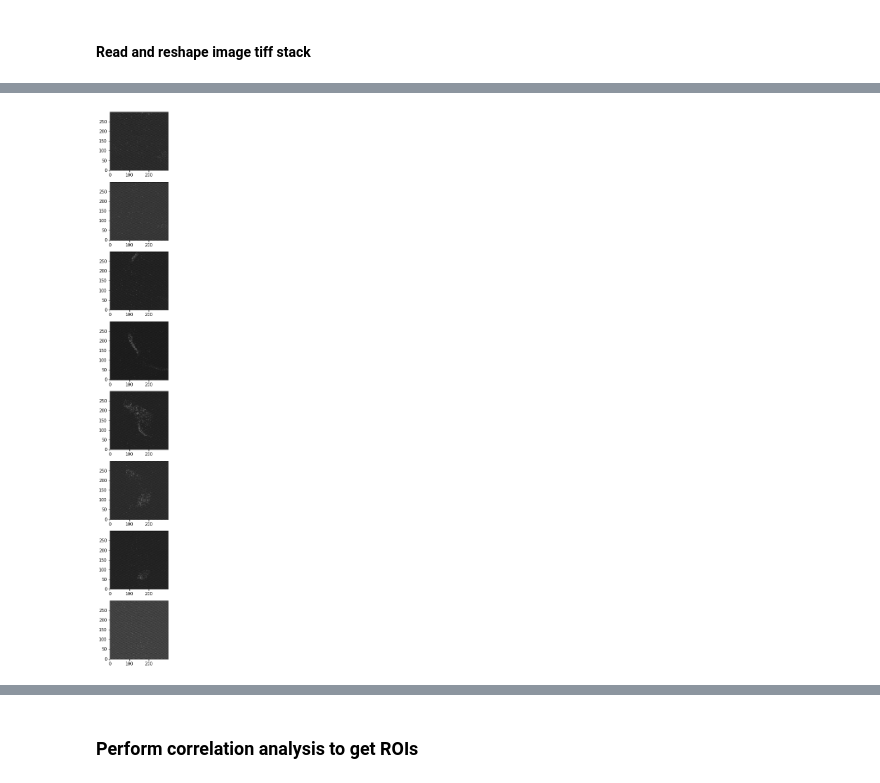
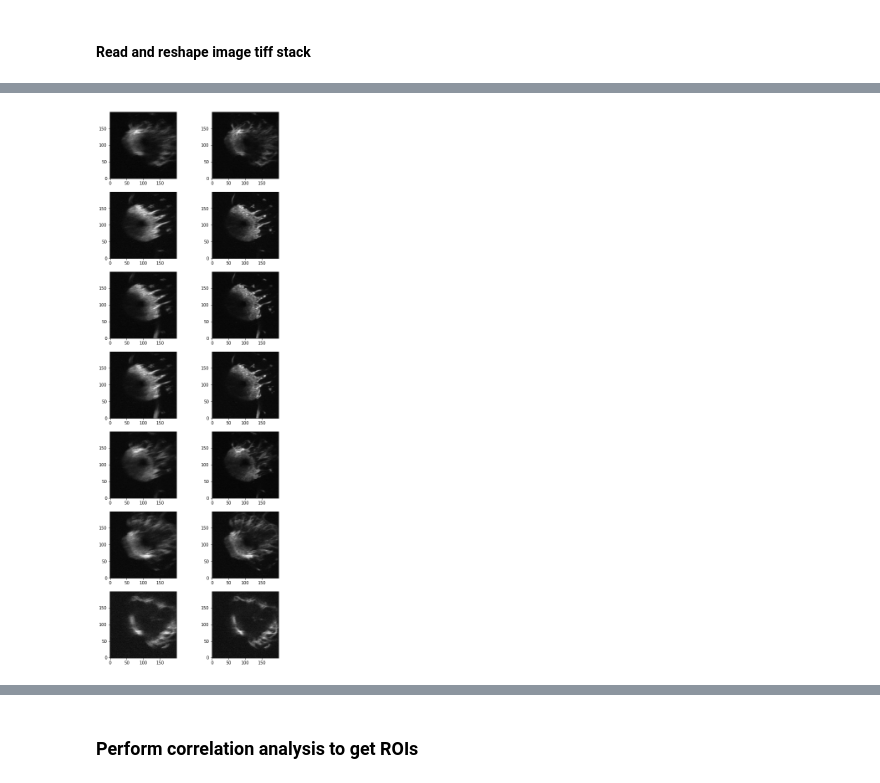
Before and after one commit to hjmh/fly2p, a Jupyter notebook: fly2p/scripts/preprocessImagingData.ipynb, the cells around one changed output, grey strips where cells are left out. Drawn from its saved outputs; the diff is of its cells as text; code cells hidden in the pictures.

```diff
--- a/fly2p/scripts/preprocessImagingData.ipynb
+++ b/fly2p/scripts/preprocessImagingData.ipynb
@@ -147,0 +151,6 @@ array([[[[  1,   7,   8, ...,  -7,   5,  -1],
+# %%
+stackMP = imgStack.max(axis=1)
+stackMP.shape
+fig,ax = plt.subplots(1,1)
+ax.imshow(stackMP[1],cmap='Greys_r',origin='lower')
+ax.axis('off');
@@ -147,0 +162,17 @@ array([[[[  1,   7,   8, ...,  -7,   5,  -1],
+# %%
+# Settings
+## reference image
+numRefImg = 600
+locRefImg = round(stackMP['volumes [s]'].size/3)
+
+# Generate reference image
+refImg = np.mean(stackMP[locRefImg:locRefImg+numRefImg,:,:],axis=0)
+
+from scipy.ndimage.filters import gaussian_filter
+refImgFilt = gaussian_filter(refImg, sigma=2)
+
+fig, axs = plt.subplots(1,2,figsize=(8,4))
+axs[0].imshow(refImg,cmap='Greys_r', origin='lower')
+axs[0].axis('off');
+axs[1].imshow(refImgFilt,cmap='Greys_r', origin='lower')
+axs[1].axis('off');
@@ -147,0 +181,8 @@ array([[[[  1,   7,   8, ...,  -7,   5,  -1],
+# %%
+stackMPMC, shift = imp.motionCorrection(stackMP, refImg, 20, 2)
+
+fig, axs = plt.subplots(2,1,figsize=(8,4))
+axs[0].plot(shift[0,:])
+axs[0].plot(shift[1,:],'k')
+axs[1].plot(np.hypot(shift[0,:],shift[1,:]))
+axs[1].plot(locRefImg,0,'ro')
@@ -147,0 +195,2 @@ array([[[[  1,   7,   8, ...,  -7,   5,  -1],
+# %%
+stack4dMC = imp.applyShiftTo4Dstack(imgStack, shift)
@@ -148,6 +207,7 @@ array([[[[  1,   7,   8, ...,  -7,   5,  -1],
 # %%
-fig, ax = plt.subplots(8,1, figsize=(4, 24))
-for i in range(8):
-    ax[i].imshow(stack[0,i,:,:],cmap='Greys_r',origin='lower')
+fig, ax = plt.subplots(stack4dMC["planes [µm]"].size,2, figsize=(8, 24))
+for i in range(stack4dMC["planes [µm]"].size):
+    ax[i,0].imshow(imgStack[:,i,:,:].mean(axis=0),cmap='Greys_r',origin='lower')
+    ax[i,1].imshow(stack4dMC[:,i,:,:].mean(axis=0),cmap='Greys_r',origin='lower')
 # %% [output]
-[figure, old version]
+[figure, new version]
```
Also changed, not shown: parts of 64 cells of this notebook.
